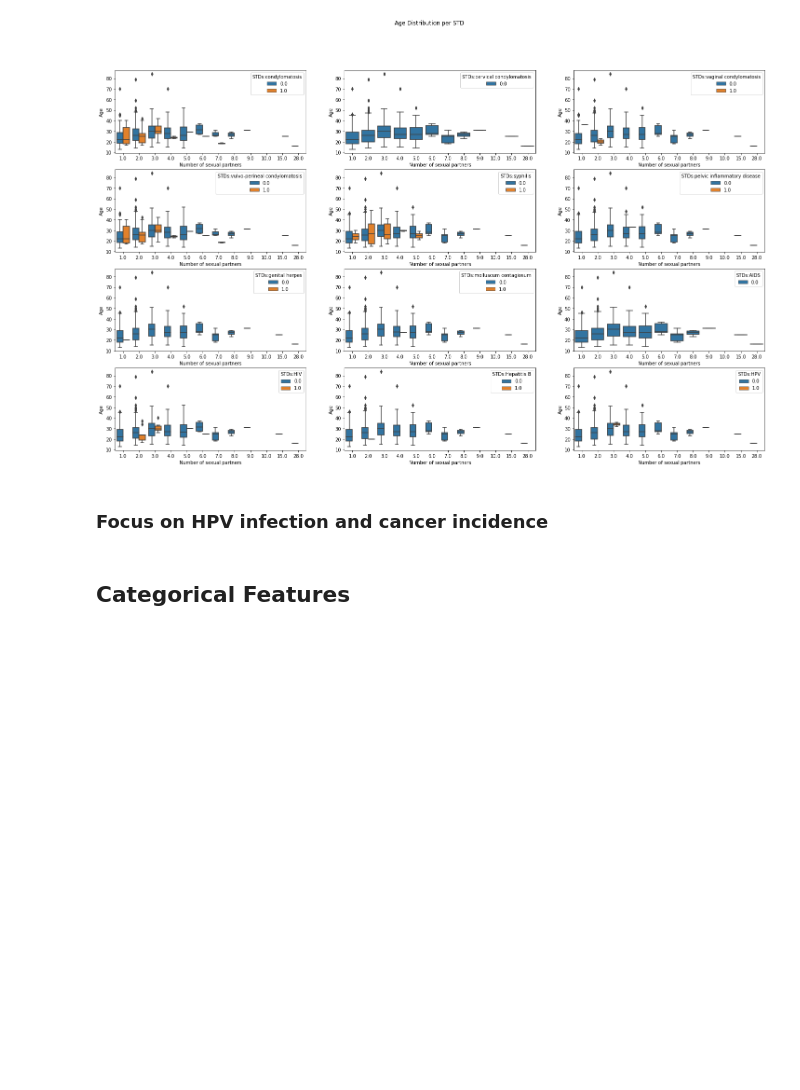
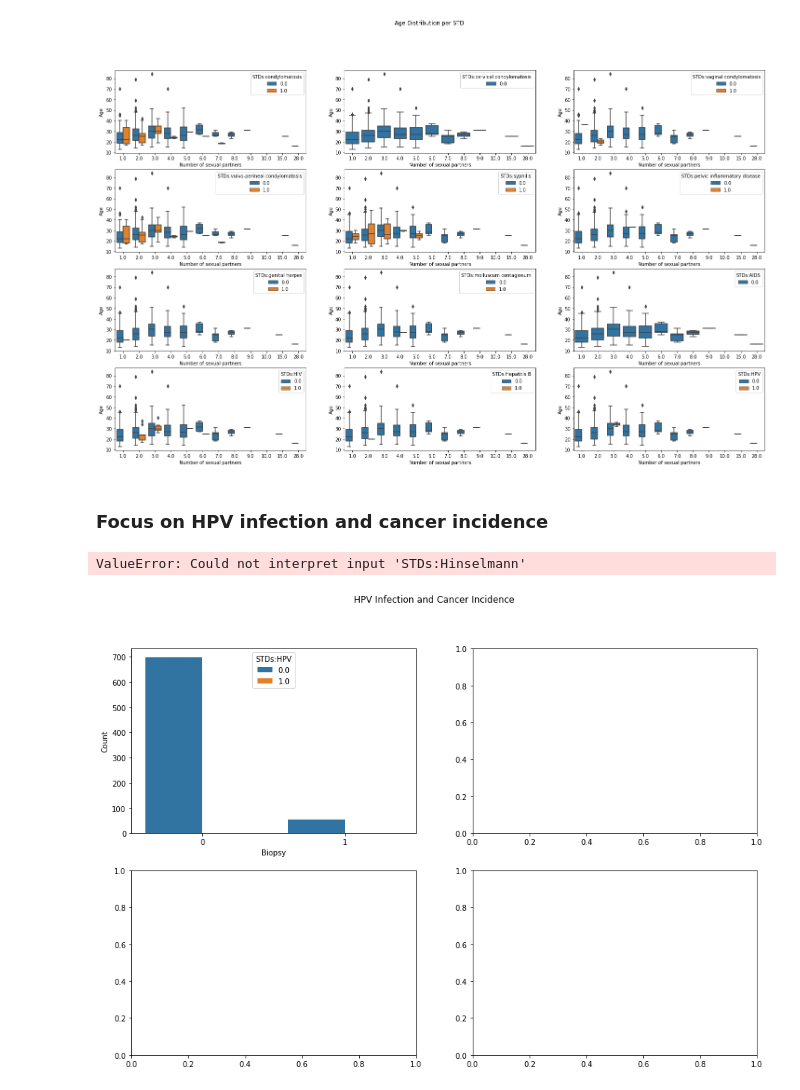
Before and after one commit to Shruti-Kaushal/Constructing-Risk-Profiles-for-Cervical-Cancer, a Jupyter notebook: Exploratory Analysis and Visualization.ipynb, the cells around one changed output. Cells and saved outputs as stored; diff of their text form; code cells hidden in the pictures; blank space fills up the shorter version.

Commit message:
HPV infection and cancer incidence

```diff
--- a/Exploratory Analysis and Visualization.ipynb
+++ b/Exploratory Analysis and Visualization.ipynb
@@ -162,5 +164,28 @@ plt.show()
 [figure]
 # %% [markdown]
 ### Focus on HPV infection and cancer incidence
-# %% [markdown]
-## Categorical Features
+# %%
+std_hpv = data[['STDs:HPV']+data_y.columns.to_list()].copy()
+std_hpv.dropna(inplace = True)
+std_hpv['STDs:HPV'] = pd.to_numeric(std_hpv['STDs:HPV'], errors='coerce')
+
+std_hpv_biopsy = std_hpv[['STDs:HPV','Biopsy']].groupby(['STDs:HPV','Biopsy']).size().reset_index(name = 'Count')
+std_hpv_hinselmann = std_hpv[['STDs:HPV','Hinselmann']].groupby(['STDs:HPV','Hinselmann']).size().reset_index(\
+                                                                                        name = 'Count')
+std_hpv_schiller = std_hpv[['STDs:HPV','Schiller']].groupby(['STDs:HPV','Schiller']).size().reset_index(\
+                                                                                            name = 'Count')
+std_hpv_citology = std_hpv[['STDs:HPV','Citology']].groupby(['STDs:HPV','Citology']).size().reset_index(\
+                                                                                                name = 'Count')
+# %%
+fig, axes = plt.subplots(2, 2, figsize=(15, 10), sharey=False)
+fig.suptitle('HPV Infection and Cancer Incidence')
+
+sns.barplot(ax = axes[0][0], x = 'Biopsy', y = 'Count', hue = 'STDs:HPV', data = std_hpv_biopsy)
+sns.barplot(ax = axes[0][1], x = 'Hinselmann', y = 'Count', hue = 'STDs:HPV', data = std_hpv_hinselmann)
+sns.barplot(ax = axes[1][0], x = 'Schiller', y = 'Count', hue = 'STDs:Sc', data = std_hpv_schiller)
+sns.barplot(ax = axes[1][1], x = 'Citology', y = 'Count', hue = 'STDs:Citology', data = std_hpv_citology)
+
+plt.show()
+# %% [output]
+ValueError: Could not interpret input 'STDs:Hinselmann'
+[figure, added]
```
Also changed, not shown: parts of 1 cell of this notebook, 1 other file.
